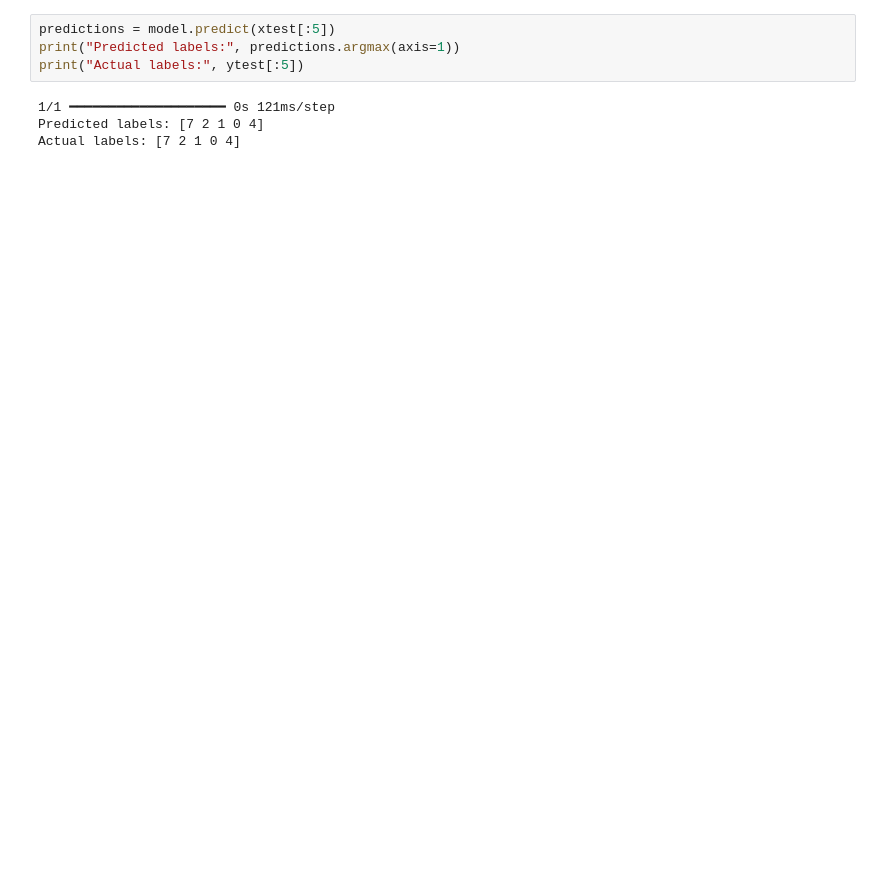
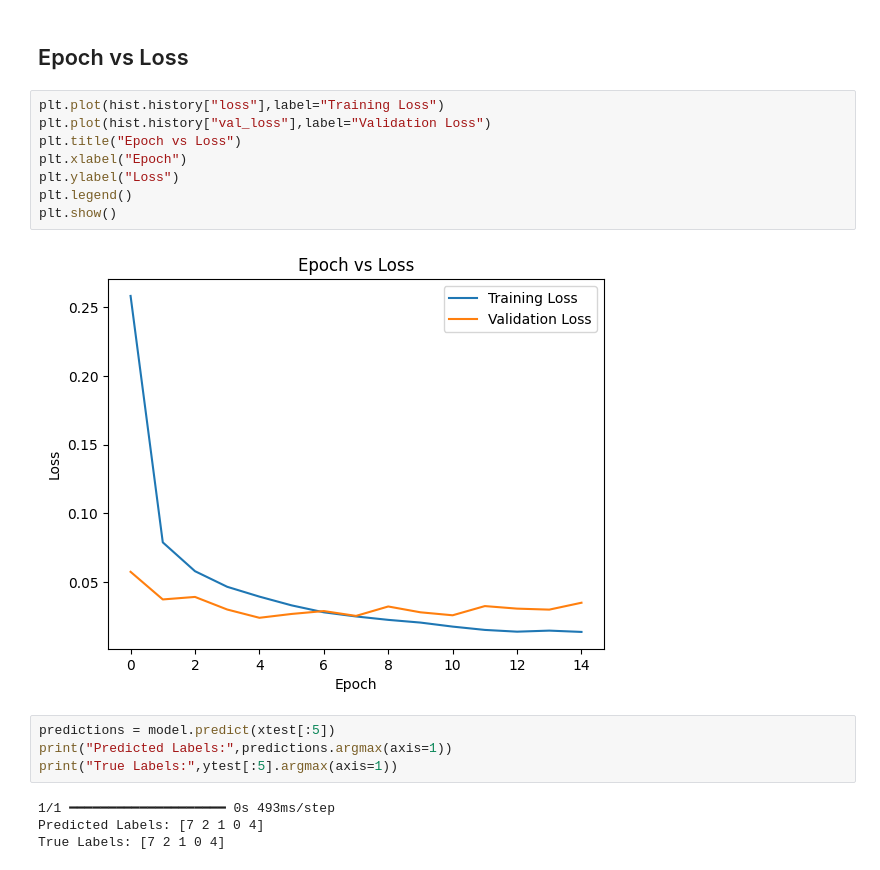
Before and after one commit to msaakaash/deepLearning, a Jupyter notebook: Convolutional Neural Network/mnist.ipynb, the cells around one changed output. Saved outputs shown, nothing was run; the diff lists cells and outputs as text; blank space fills up the shorter version.

```diff
--- a/Convolutional Neural Network/mnist.ipynb
+++ b/Convolutional Neural Network/mnist.ipynb
@@ -66,8 +80,20 @@ plt.show()
+# %% [markdown]
+## Epoch vs Loss
+# %%
+plt.plot(hist.history["loss"],label="Training Loss")
+plt.plot(hist.history["val_loss"],label="Validation Loss")
+plt.title("Epoch vs Loss")
+plt.xlabel("Epoch")
+plt.ylabel("Loss")
+plt.legend()
+plt.show()
+# %% [output]
+[figure, added]
 # %%
 predictions = model.predict(xtest[:5])
-print("Predicted labels:", predictions.argmax(axis=1))
-print("Actual labels:", ytest[:5])
+print("Predicted Labels:",predictions.argmax(axis=1))
+print("True Labels:",ytest[:5].argmax(axis=1))
 # %% [output]
-1/1 ━━━━━━━━━━━━━━━━━━━━ 0s 121ms/step
-Predicted labels: [7 2 1 0 4]
-Actual labels: [7 2 1 0 4]
+1/1 ━━━━━━━━━━━━━━━━━━━━ 0s 493ms/step
+Predicted Labels: [7 2 1 0 4]
+True Labels: [7 2 1 0 4]
```
Also changed, not shown: parts of 20 cells of this notebook, 2 other files.
